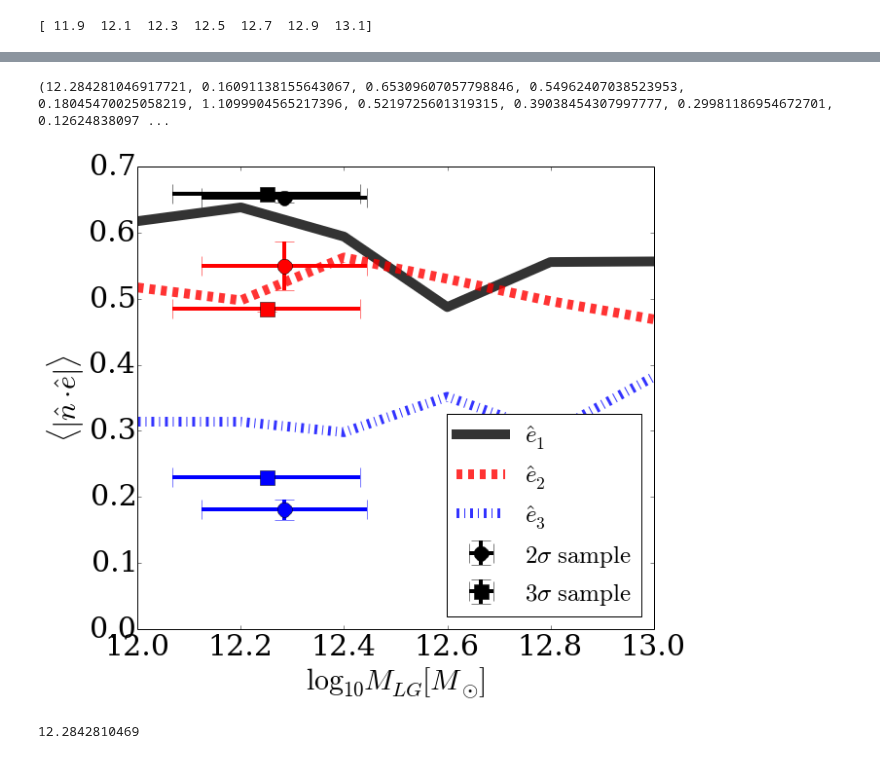
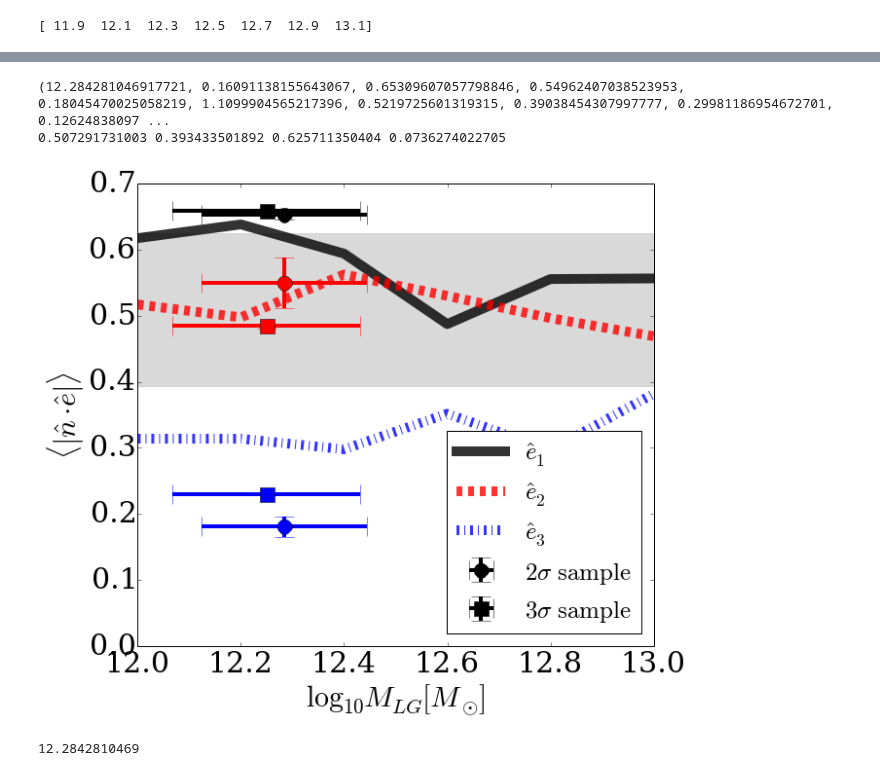
Before and after one commit to forero/LGEnvironment, a Jupyter notebook: code/MassDependencies.ipynb, the cells around one changed output, grey strips where cells are left out. Cells and saved outputs as stored; diff of their text form; code cells hidden in the pictures.

Commit message:
included the random distribution expectation in the mass dependencies plot

```diff
--- a/code/MassDependencies.ipynb
+++ b/code/MassDependencies.ipynb
@@ -99,6 +100,30 @@ halo_data_3S = loadtxt("../data/3sigma/data_pairs3s.txt")
 
 web_data_general = loadtxt("../data/general/Tweb256_lgsample_vrn.dat")
 halo_data_general = loadtxt("../data/general/data_lgsample_vrn.txt")
+# %%
+n_points_2S = size(halo_data_2S[:,1])
+n_points_3S = size(halo_data_3S[:,1])
+# %%
+def get_median_randoms(n_points=10):
+    n_random = 5000
+    n_points_x = 80
+    y_axis = linspace(0.0,1.0,n_points)
+    x_axis_dense = linspace(0.0,1.0,n_points_x)
+    y_axis_dense_all = zeros([n_random,n_points_x])
+    for i in range(n_random):
+        ran_range = random.random(n_points)
+        ran_range = sort(ran_range)
+        ran_range[0] = 0.0
+        ran_range[-1] = 1.0
+        f = interp1d(ran_range, y_axis)
+        y_axis_dense = f(x_axis_dense)
+        y_axis_dense_all[i,:] = y_axis_dense[:]
+
+    y_axis_median = ones(n_points_x)
+    for i in range(n_points_x):
+        y_axis_median[i] = median(y_axis_dense_all[i,:])
+
+    return mean(y_axis_median), percentile(y_axis_median,5), percentile(y_axis_median,95), std(y_axis_median)
 # %%
 def median_in_mass_bin(halo_data_ALL, web_data_ALL, min_mass=0.0, max_mass=100.0):
     total_mass_ALL = log10(halo_data_ALL[:,HALO_MASS_B] + halo_data_ALL[:,HALO_MASS_A])
@@ -274,34 +299,39 @@ ax = axes()
 enlarge_labels(ax, size=30)
 ax.set_xlabel("$\log_{10} M_{LG} [M_{\odot}]$",fontsize=30)
 ax.set_ylabel(r"$\langle|\hat{n}\cdot\hat{e}|\rangle$",fontsize=30)
 
 plot(log_mass_center, median_mu_normal_eigenv1, '-', color='black', linewidth=10, alpha=0.8, label='$\hat{e}_1$')
 plot(log_mass_center, median_mu_normal_eigenv2, '--', color='red', linewidth=10, alpha=0.8, label='$\hat{e}_2$')
 plot(log_mass_center, median_mu_normal_eigenv3, '-.', color='blue', linewidth=10, alpha=0.8, label='$\hat{e}_3$')
 print stats_2S
 
+n_p = size(log_mass_center)
+mean_random, low_random, high_random,sigma_random = get_median_randoms(n_points=n_points_2S)
+print mean_random, low_random,  high_random, sigma_random
+ax.fill_between(log_mass_center, ones(n_p)*(low_random), ones(n_p)*(high_random), color='silver', alpha=0.6)
 
 errorbar(stats_2S[0], stats_2S[2], xerr=stats_2S[1], yerr=bootstrap_stats_2S[1], fmt='o', color='black',ms=15, elinewidth=4,capsize=10, label="$2\sigma\ \mathrm{sample}$")
 errorbar(stats_2S[0], stats_2S[3], xerr=stats_2S[1], yerr=bootstrap_stats_2S[3], fmt='o', color='red',ms=15,elinewidth=4,capsize=10)
 errorbar(stats_2S[0], stats_2S[4], xerr=stats_2S[1], yerr=bootstrap_stats_2S[5], fmt='o', color='blue',ms=15, elinewidth=4,capsize=10)
 
 errorbar(stats_3S[0], stats_3S[2], xerr=stats_3S[1], yerr=bootstrap_stats_3S[1], fmt='bs', color='black',ms=15,elinewidth=4,capsize=10, label="$3\sigma\ \mathrm{sample}$")
 errorbar(stats_3S[0], stats_3S[3], xerr=stats_3S[1], yerr=bootstrap_stats_3S[3], fmt='bs', color='red',ms=15,elinewidth=4,capsize=10)
 errorbar(stats_3S[0], stats_3S[4], xerr=stats_3S[1], yerr=bootstrap_stats_3S[5],fmt='bs', color='blue',ms=15,elinewidth=4,capsize=10)
 
 ax.legend(loc=4, scatterpoints=1, prop={'size':25}, numpoints=1)
 
 #ax.set_title("$\mathrm{lines:\ general\ sample\ -\ symbols:\ 2\sigma -3\sigma\ samples}$", fontsize=25)
 ax.set_xlim([12.0,13.0])
 ax.set_ylim([0.0,0.7])
 
 filename="median_mass_alignment"
 savefig(filename + '.eps',format = 'eps', transparent=True)
 savefig(filename + '.pdf',format = 'pdf', transparent=True)
 savefig(filename + '.png',format = 'png', transparent=True)
 # %% [output]
 (12.284281046917721, 0.16091138155643067, 0.65309607057798846, 0.54962407038523953, 0.18045470025058219, 1.1099904565217396, 0.5219725601319315, 0.39038454307997777, 0.29981186954672701, 0.12624838097 ...
+0.507291731003 0.393433501892 0.625711350404 0.0736274022705
-[figure, old version]
+[figure, new version]
 # %%
 fig = figure(figsize=(9.5,8.5))
 ax = axes()
```
Also changed, not shown: parts of 3 cells of this notebook.
